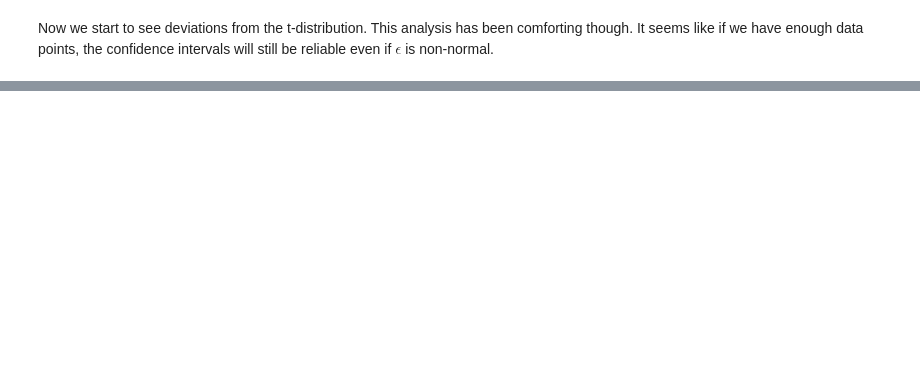
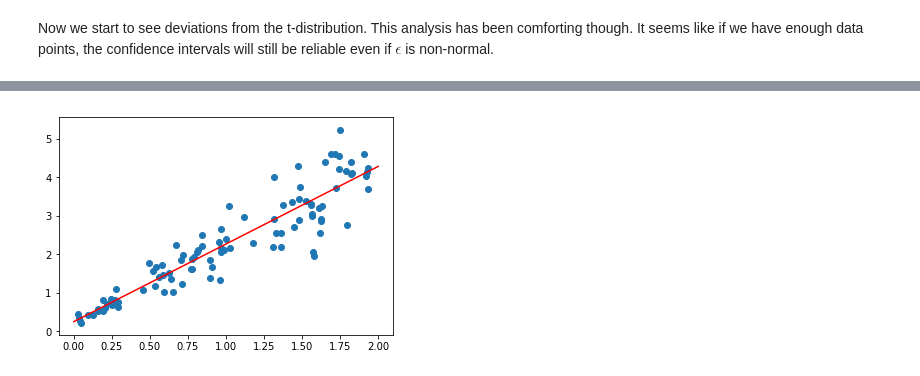
Before and after one commit to siavashaslanbeigi/stats_notes, a Jupyter notebook: linreg_assumptions.ipynb, the cells around one changed output, grey strips where cells are left out. Cells and saved outputs as stored; diff of their text form; code cells hidden in the pictures; blank space fills up the shorter version.

Commit message:
Started exploring heteroscedasticity.

```diff
--- a/linreg_assumptions.ipynb
+++ b/linreg_assumptions.ipynb
@@ -271,0 +283,15 @@ Now we start to see deviations from the t-distribution. This analysis has been c
+# %%
+# Generate heteroscedastic data
+X2 = np.column_stack([np.ones(100), np.random.uniform(0, 2, size=100)])
+betas2 = np.array([0.3, 2])
+y2 = X2.dot(betas2) * (1 + 0.2 * np.random.normal(size=100))
+
+# Fit OLS
+model2 = regression.linear_model.OLS(y2, X2).fit()
+
+# Plot data and line of best fit
+x_plt = np.linspace(0, 2, 100)
+plt.plot(x_plt, model2.params[0] + model2.params[1] * x_plt, 'r-')
+plt.scatter(X2[:, 1], y2);
+# %% [output]
+[figure, added]
```
Also changed, not shown: parts of 18 cells of this notebook.
